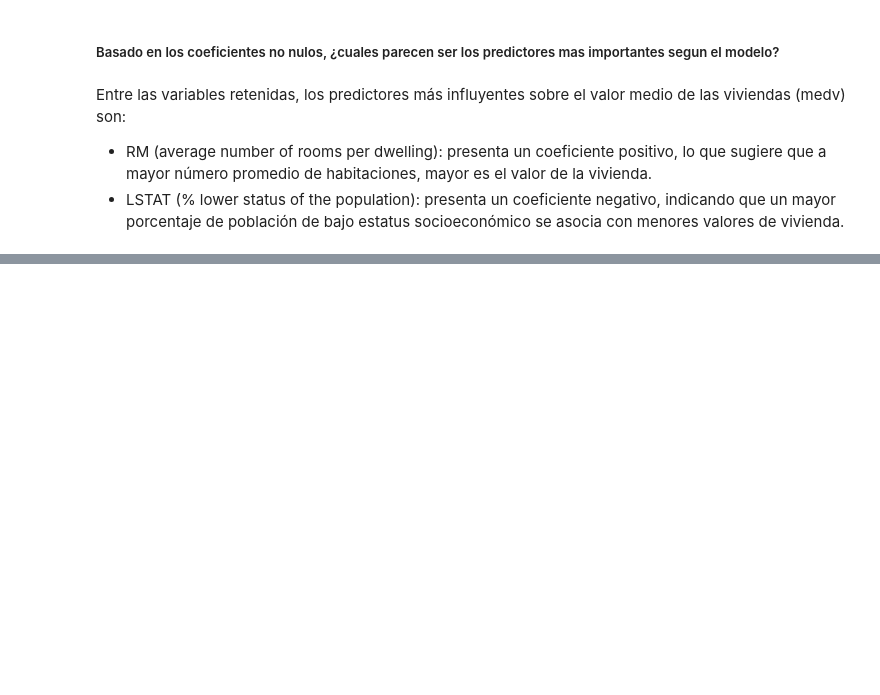
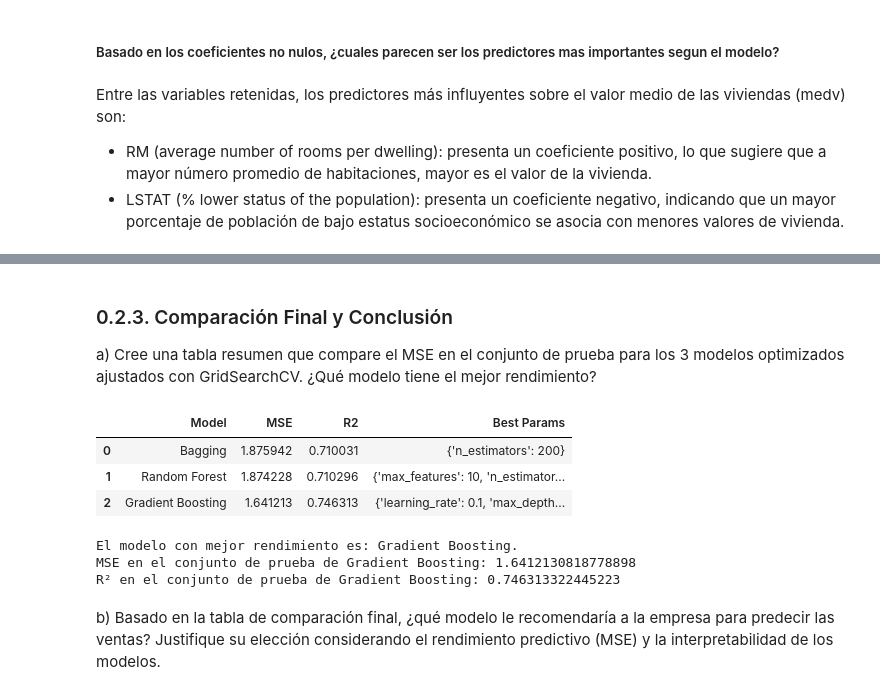
Before and after one commit to MariaLesly/Machine-Learning-G3, a Jupyter notebook: Tarea2_ML.ipynb, the cells around one changed output, grey strips where cells are left out. Saved outputs shown, nothing was run; the diff lists cells and outputs as text; code cells hidden in the pictures; blank space fills up the shorter version.

```diff
--- a/Tarea2_ML.ipynb
+++ b/Tarea2_ML.ipynb
@@ -189,0 +251,3 @@ Entre las variables retenidas, los predictores más influyentes sobre el valor m
+# %%
+X = df_dummies.drop(columns=["Sales"])
+y = df_dummies["Sales"]
@@ -189,0 +365,26 @@ Entre las variables retenidas, los predictores más influyentes sobre el valor m
+# %%
+params_gb = {
+    'n_estimators': [100, 200],
+    'learning_rate': [0.01, 0.1],
+    'max_depth': [3, 5]
+}
+
+grid_gb = GridSearchCV(
+    GradientBoostingRegressor(random_state=1),
+    params_gb,
+    cv=5,
+    scoring='neg_mean_squared_error',
+    return_train_score=True
+)
+
+grid_gb.fit(X_train, y_train)
+
+best_gb = grid_gb.best_estimator_
+y_pred_gb = best_gb.predict(X_test)
+
+mse_gb = mean_squared_error(y_test, y_pred_gb)
+r2_gb = r2_score(y_test, y_pred_gb)
+
+print("GB Best Params:", grid_gb.best_params_)
+print("GB MSE:", mse_gb)
+print("GB R2:", r2_gb)
@@ -189,0 +404,37 @@ Entre las variables retenidas, los predictores más influyentes sobre el valor m
+# %% [markdown]
+### 0.2.3. Comparación Final y Conclusión
+a) Cree una tabla resumen que compare el MSE en el conjunto de prueba para los 3 modelos optimizados ajustados con GridSearchCV. ¿Qué modelo tiene el mejor rendimiento?
+# %%
+df_results = pd.DataFrame({
+    'Model': ['Bagging', 'Random Forest', 'Gradient Boosting'],
+    'MSE': [mse_bag, mse_rf, mse_gb],
+    'R2': [r2_bag, r2_rf, r2_gb],
+    'Best Params': [
+        grid_bag.best_params_,
+        grid_rf.best_params_,
+        grid_gb.best_params_
+    ]
+})
+
+df_results
+# %% [output]
+|  | Model | MSE | R2 | Best Params |
+| 0 | Bagging | 1.875942 | 0.710031 | {'n_estimators': 200} |
+| 1 | Random Forest | 1.874228 | 0.710296 | {'max_features': 10, 'n_estimator... |
+| 2 | Gradient Boosting | 1.641213 | 0.746313 | {'learning_rate': 0.1, 'max_depth... |
+# %%
+best_model = df_results.loc[df_results['MSE'].idxmin()]
+
+mse_best = best_model['MSE']
+r2_best = best_model['R2']
+model_name = best_model['Model']
+
+print(f"El modelo con mejor rendimiento es: {model_name}.")
+print(f"MSE en el conjunto de prueba de {model_name}: {mse_best}")
+print(f"R² en el conjunto de prueba de {model_name}: {r2_best}")
+# %% [output]
+El modelo con mejor rendimiento es: Gradient Boosting.
+MSE en el conjunto de prueba de Gradient Boosting: 1.6412130818778898
+R² en el conjunto de prueba de Gradient Boosting: 0.746313322445223
+# %% [markdown]
+b) Basado en la tabla de comparación final, ¿qué modelo le recomendaría a la empresa para predecir las ventas? Justifique su elección considerando el rendimiento predictivo (MSE) y la interpretabilidad de los modelos.
```
Also changed, not shown: parts of 24 cells of this notebook.
